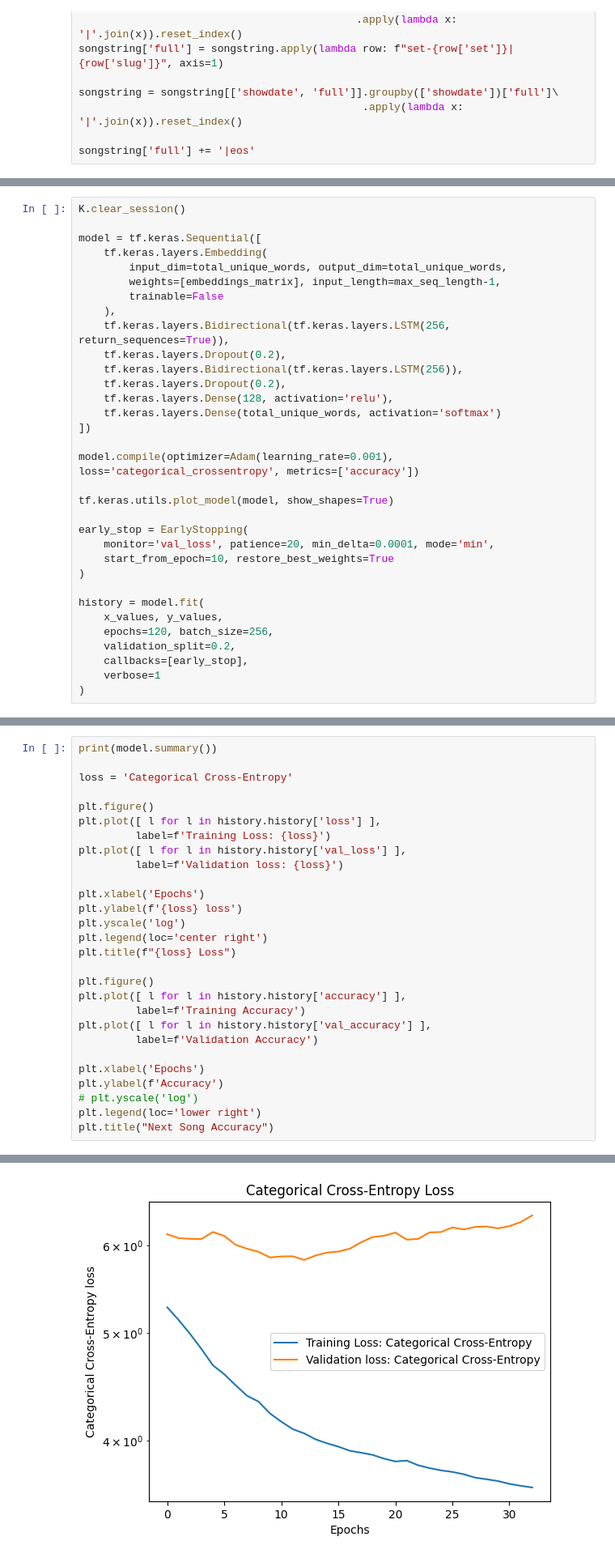
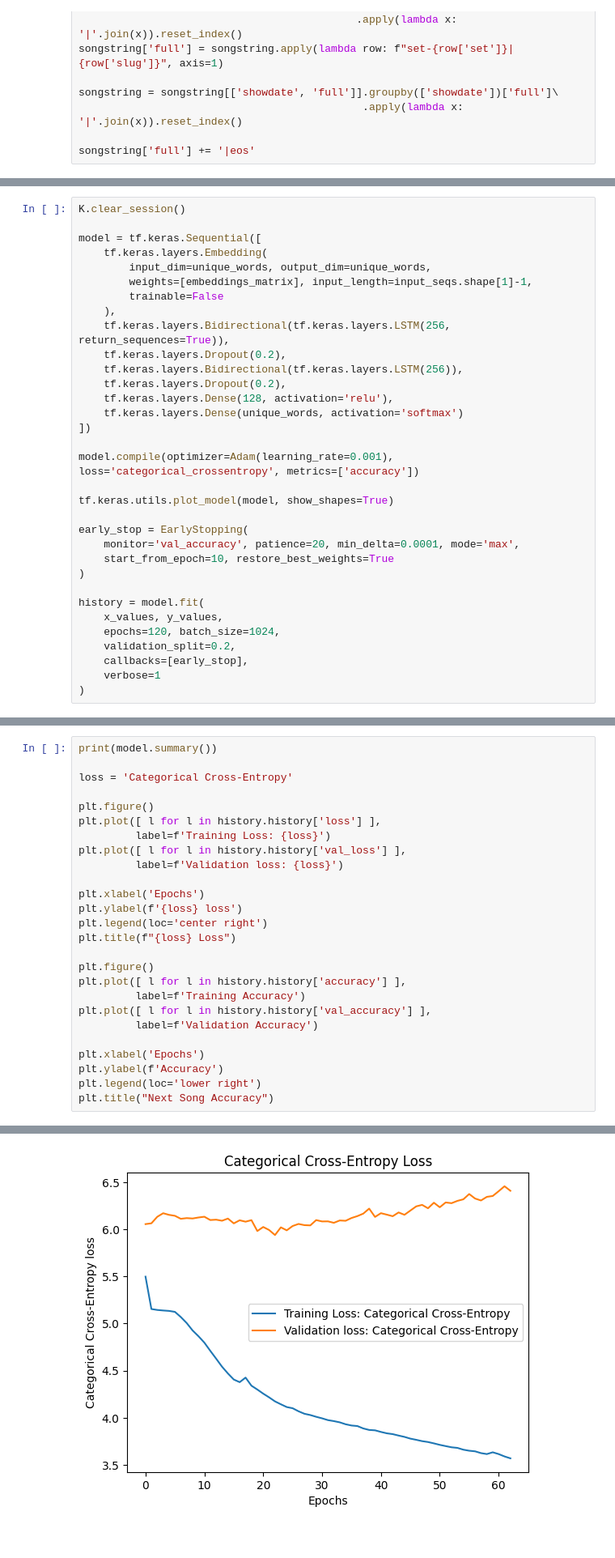
Before and after one commit to dhingra-sahil/DL-Playlist-Generation, a Jupyter notebook: code/GraphEmbeddingModel.ipynb, the cells around one changed output, grey strips where cells are left out. Shown at 81% size. Drawn from its saved outputs; the diff is of its cells as text.

Commit message:
GraphEmbeddingModel update
updated from runs on colab

```diff
--- a/code/GraphEmbeddingModel.ipynb
+++ b/code/GraphEmbeddingModel.ipynb
@@ -90,8 +100,8 @@ K.clear_session()
 
 model = tf.keras.Sequential([
     tf.keras.layers.Embedding(
-        input_dim=total_unique_words, output_dim=total_unique_words,
-        weights=[embeddings_matrix], input_length=max_seq_length-1,
+        input_dim=unique_words, output_dim=unique_words,
+        weights=[embeddings_matrix], input_length=input_seqs.shape[1]-1,
         trainable=False
     ),
     tf.keras.layers.Bidirectional(tf.keras.layers.LSTM(256, return_sequences=True)),
@@ -99,7 +109,7 @@ model = tf.keras.Sequential([
     tf.keras.layers.Bidirectional(tf.keras.layers.LSTM(256)),
     tf.keras.layers.Dropout(0.2),
     tf.keras.layers.Dense(128, activation='relu'),
-    tf.keras.layers.Dense(total_unique_words, activation='softmax')
+    tf.keras.layers.Dense(unique_words, activation='softmax')
 ])
 
 model.compile(optimizer=Adam(learning_rate=0.001), loss='categorical_crossentropy', metrics=['accuracy'])
@@ -107,13 +117,13 @@ model.compile(optimizer=Adam(learning_rate=0.001), loss='categorical_crossentrop
 tf.keras.utils.plot_model(model, show_shapes=True)
 
 early_stop = EarlyStopping(
-    monitor='val_loss', patience=20, min_delta=0.0001, mode='min',
+    monitor='val_accuracy', patience=20, min_delta=0.0001, mode='max',
     start_from_epoch=10, restore_best_weights=True
 )
 
 history = model.fit(
     x_values, y_values,
-    epochs=120, batch_size=256,
+    epochs=120, batch_size=1024,
     validation_split=0.2,
     callbacks=[early_stop],
     verbose=1
@@ -149,38 +159,36 @@ plt.plot([ l for l in history.history['val_loss'] ],
 
 plt.xlabel('Epochs')
 plt.ylabel(f'{loss} loss')
-plt.yscale('log')
 plt.legend(loc='center right')
 plt.title(f"{loss} Loss")
 
 plt.figure()
 plt.plot([ l for l in history.history['accuracy'] ],
          label=f'Training Accuracy')
 plt.plot([ l for l in history.history['val_accuracy'] ],
          label=f'Validation Accuracy')
 
 plt.xlabel('Epochs')
 plt.ylabel(f'Accuracy')
-# plt.yscale('log')
 plt.legend(loc='lower right')
 plt.title("Next Song Accuracy")
 # %% [output]
 Model: "sequential"
 _________________________________________________________________
  Layer (type)                Output Shape              Param #
 =================================================================
  embedding (Embedding)       (None, 55, 491)           241081
 
  bidirectional (Bidirection  (None, 55, 512)           1531904
  al)
 
  dropout (Dropout)           (None, 55, 512)           0
 
  bidirectional_1 (Bidirecti  (None, 512)               1574912
 ... (10 lines left out)
 Trainable params: 3235819 (12.34 MB)
 Non-trainable params: 241081 (941.72 KB)
 _________________________________________________________________
 None
 Text(0.5, 1.0, 'Next Song Accuracy')
-[figure, old version]
+[figure, new version]
```
Also changed, not shown: parts of 6 cells of this notebook.
